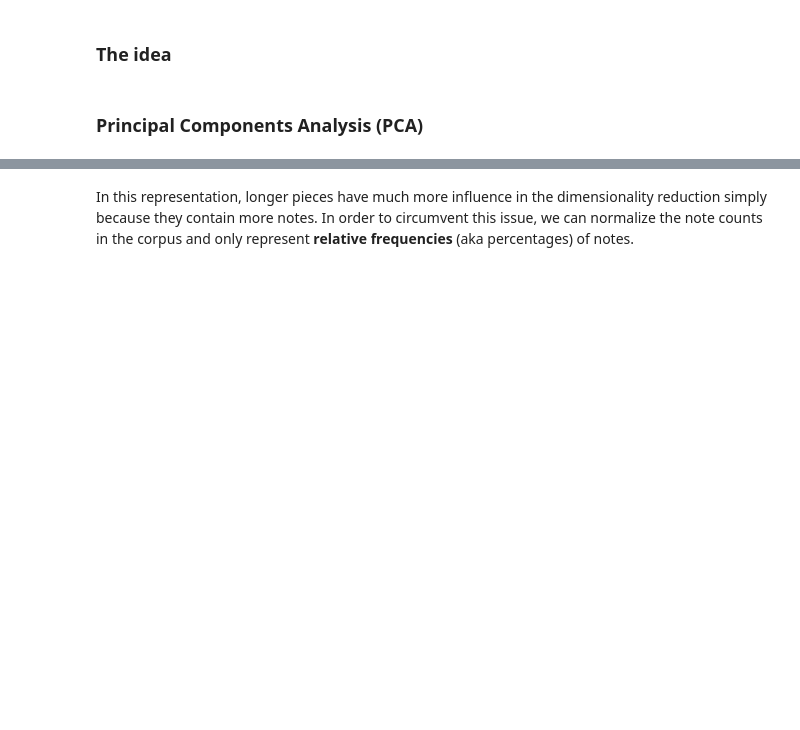
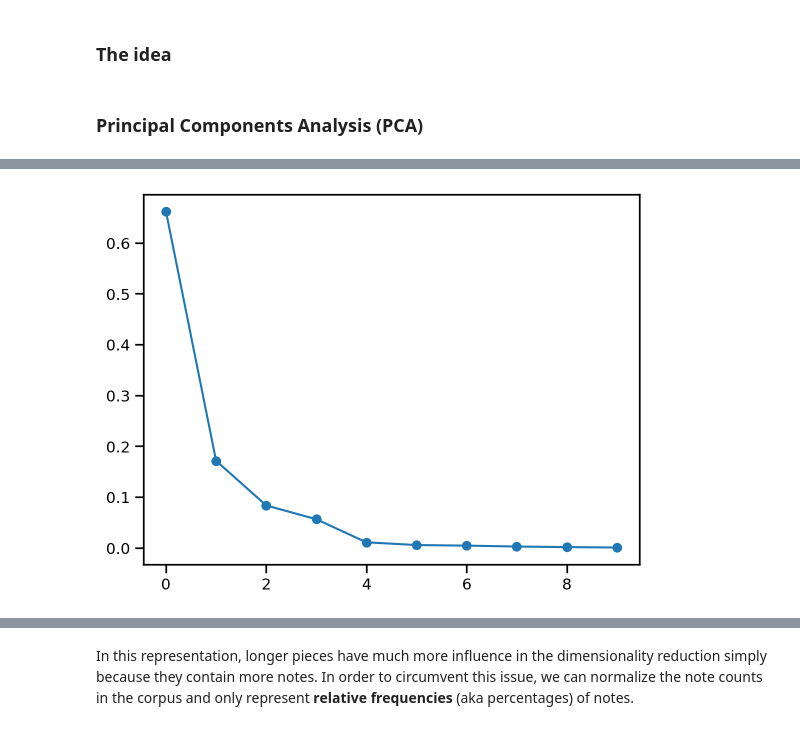
Before and after one commit to fabianmoss/crim-haverford, a Jupyter notebook: analysis.ipynb, the cells around one changed output, grey strips where cells are left out. Cells and saved outputs as stored; diff of their text form; code cells hidden in the pictures; blank space fills up the shorter version.

```diff
--- a/analysis.ipynb
+++ b/analysis.ipynb
@@ -350,0 +411,4 @@ X_ = pca_reducer.fit_transform(X)
+# %%
+plt.plot(pca_reducer.explained_variance_ratio_[:10], marker="o");
+# %% [output]
+[figure, added]
```
Also changed, not shown: parts of 25 cells of this notebook, 5 other files.
